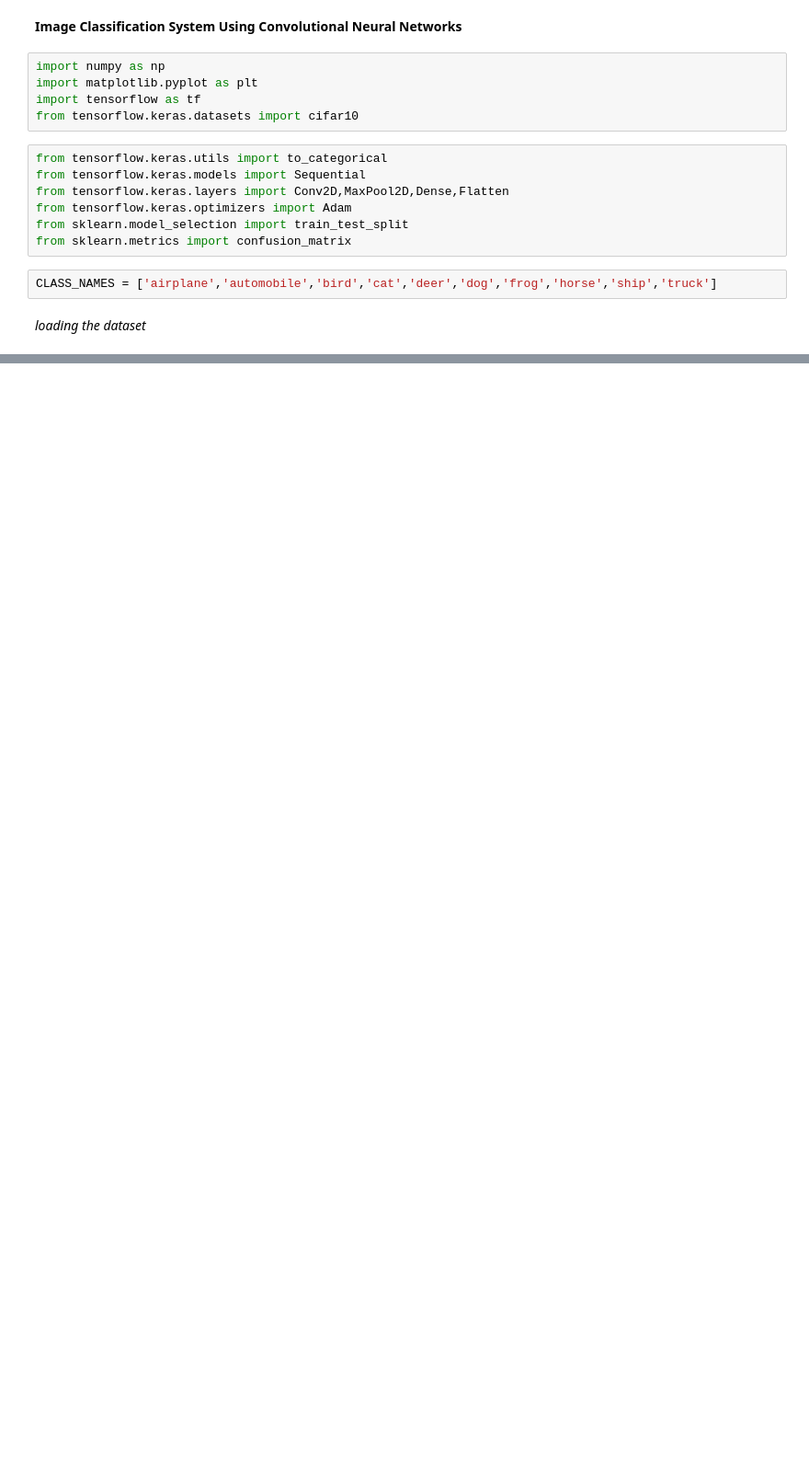
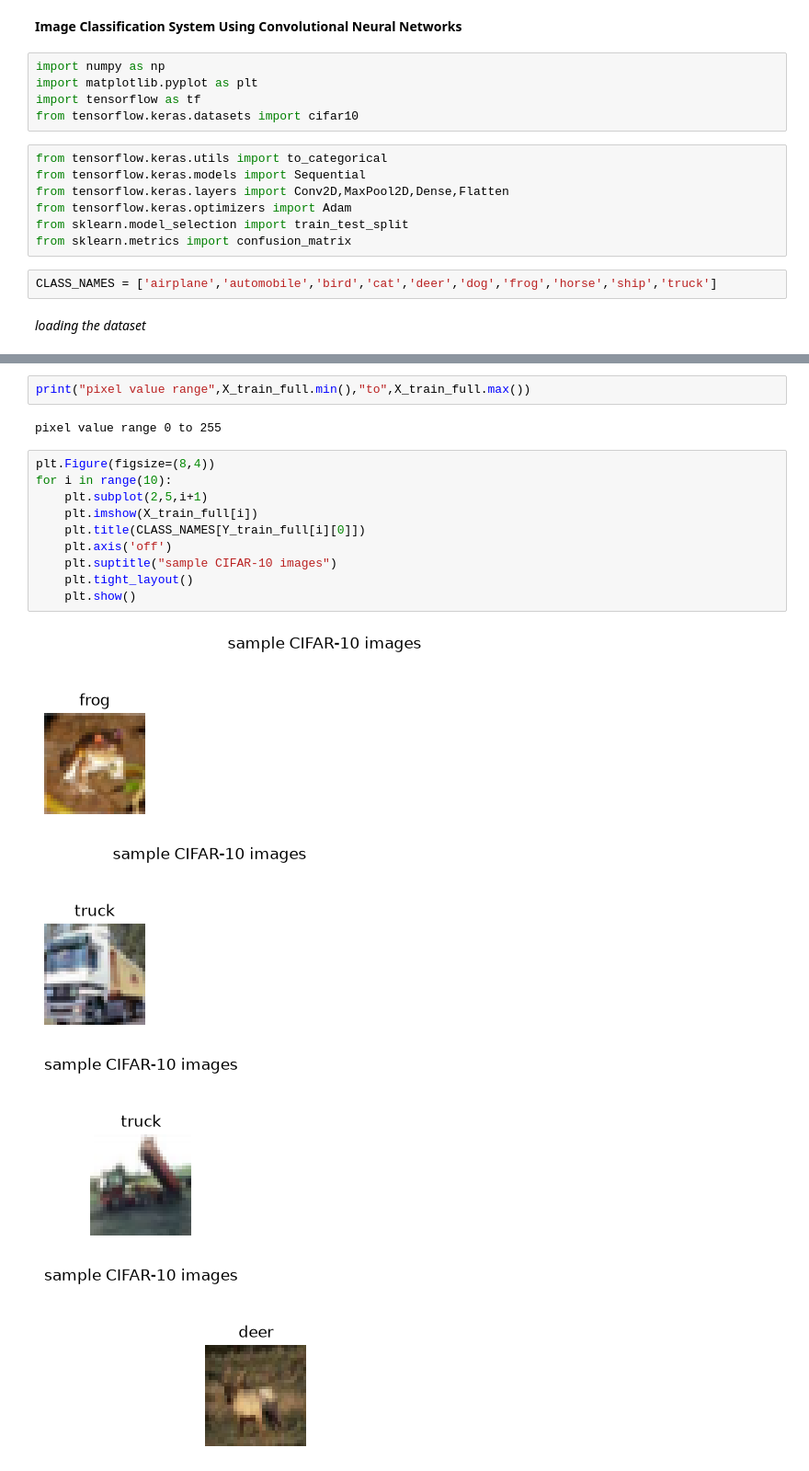
Before and after one commit to Muhammed-Mish-Al/cifar10-cnn, a Jupyter notebook: image_classification.ipynb, the cells around one changed output, grey strips where cells are left out. Shown at 92% size. Saved outputs shown, nothing was run; the diff lists cells and outputs as text; blank space fills up the shorter version.

Commit message:
Update on image classification project-2

```diff
--- a/image_classification.ipynb
+++ b/image_classification.ipynb
@@ -24,0 +33,19 @@ KeyboardInterrupt:
+# %%
+print("pixel value range",X_train_full.min(),"to",X_train_full.max())
+# %% [output]
+pixel value range 0 to 255
+# %%
+plt.Figure(figsize=(8,4))
+for i in range(10):
+    plt.subplot(2,5,i+1)
+    plt.imshow(X_train_full[i])
+    plt.title(CLASS_NAMES[Y_train_full[i][0]])
+    plt.axis('off')
+    plt.suptitle("sample CIFAR-10 images")
+    plt.tight_layout()
+    plt.show()
+# %% [output]
+[figure, added]
+[figure, added]
+[figure, added]
+[figure, added]
```
Also changed, not shown: parts of 20 cells of this notebook, 1 other file.
